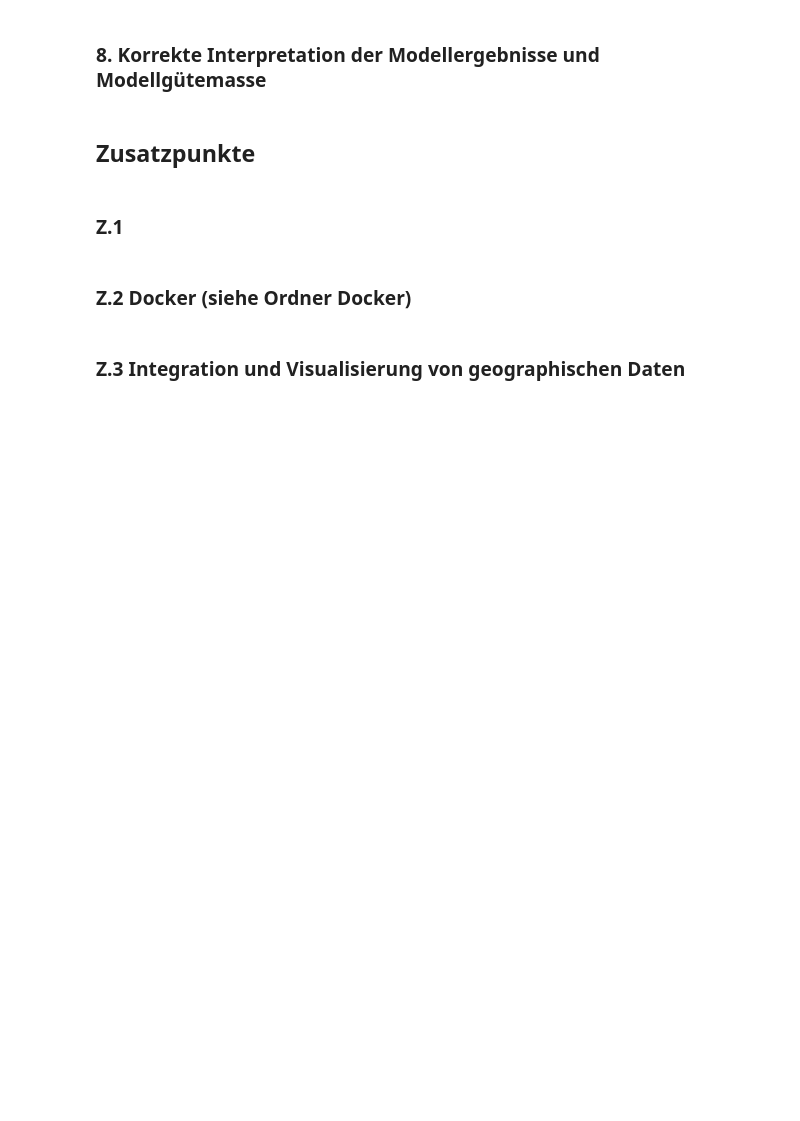
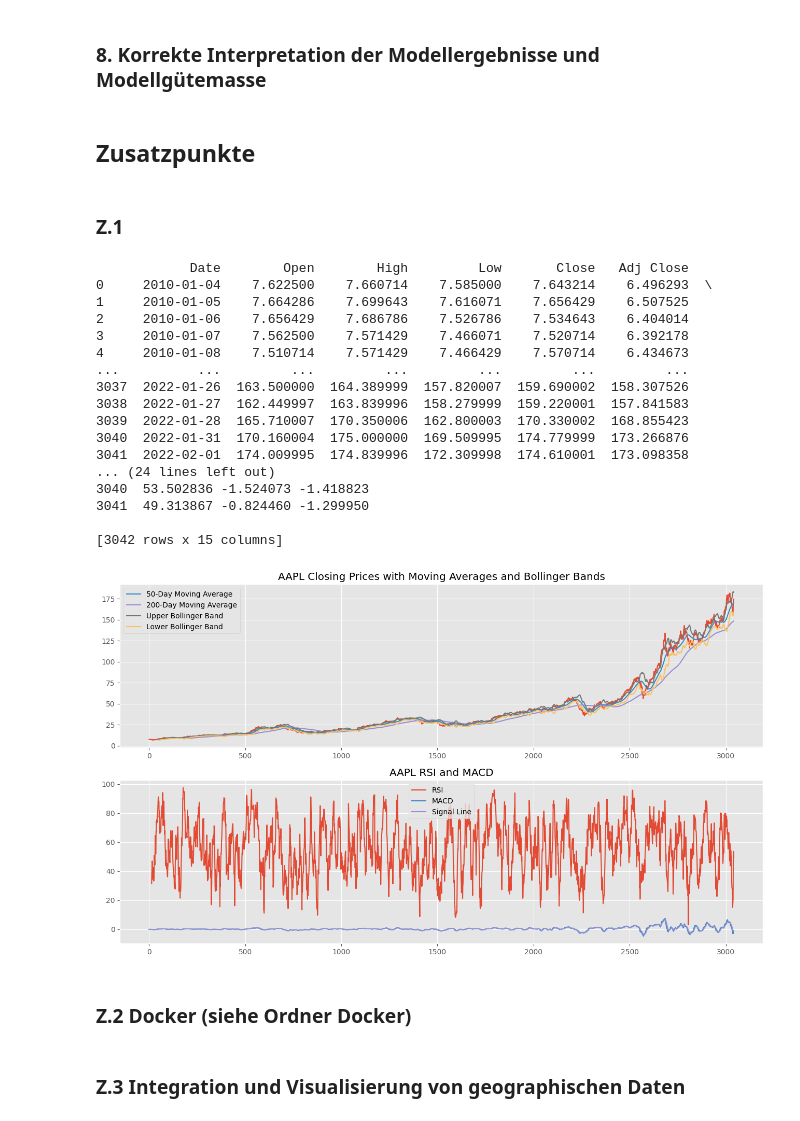
Before and after one commit to zhaw-trautmic/ads, a Jupyter notebook: Docker/aktienkurs-code.ipynb, the cells around one changed output. Saved outputs shown, nothing was run; the diff lists cells and outputs as text; code cells hidden in the pictures; blank space fills up the shorter version.

```diff
--- a/Docker/aktienkurs-code.ipynb
+++ b/Docker/aktienkurs-code.ipynb
@@ -563,7 +631,7 @@ period2 = int(time.mktime(datetime.datetime(2022, 2, 1, 23, 59).timetuple()))
 interval = '1d'
 query_string = f'https://query1.finance.yahoo.com/v7/finance/download/{ticker}?period1={period1}&period2={period2}&interval={interval}&events=history&includeAdjustedClose=true'
 data = pd.read_csv(query_string)
-data.to_csv('APPL Prices.csv')
+data.to_csv('AAPL Prices.csv')
 
 # Calculate 50-Day Moving Average
 data['MA50'] = data['Close'].rolling(window=50).mean()
@@ -582,33 +650,52 @@ delta = data['Close'].diff()
 gain = delta.where(delta > 0, 0)
 loss = -delta.where(delta < 0, 0)
 avg_gain = gain.rolling(n).mean()
 avg_loss = loss.rolling(n).mean().abs()
 rs = avg_gain / avg_loss
 data['RSI'] = 100 - (100 / (1 + rs))
 
 # Calculate MACD
 exp1 = data['Close'].ewm(span=12, adjust=False).mean()
 exp2 = data['Close'].ewm(span=26, adjust=False).mean()
 data['MACD'] = exp1 - exp2
 data['Signal'] = data['MACD'].ewm(span=9, adjust=False).mean()
 
 print(data)
 
 # Plot the Closing Prices, Moving Averages, Bollinger Bands, RSI, and MACD
 fig, (ax1, ax2) = plt.subplots(2, 1, figsize=(16,9))
 ax1.plot(data['Close'])
 ax1.plot(data['MA50'], label='50-Day Moving Average')
 ax1.plot(data['MA200'], label='200-Day Moving Average')
 ax1.plot(data['UpperBand'], label='Upper Bollinger Band')
 ax1.plot(data['LowerBand'], label='Lower Bollinger Band')
 ax1.set_title('AAPL Closing Prices with Moving Averages and Bollinger Bands')
 ax1.legend()
 ax2.plot(data['RSI'], label='RSI')
 ax2.plot(data['MACD'], label='MACD')
 ax2.plot(data['Signal'], label='Signal Line')
 ax2.set_title('AAPL RSI and MACD')
 ax2.legend()
 plt.show()
+# %% [output]
+            Date        Open        High         Low       Close   Adj Close
+0     2010-01-04    7.622500    7.660714    7.585000    7.643214    6.496293  \
+1     2010-01-05    7.664286    7.699643    7.616071    7.656429    6.507525
+2     2010-01-06    7.656429    7.686786    7.526786    7.534643    6.404014
+3     2010-01-07    7.562500    7.571429    7.466071    7.520714    6.392178
+4     2010-01-08    7.510714    7.571429    7.466429    7.570714    6.434673
+...          ...         ...         ...         ...         ...         ...
+3037  2022-01-26  163.500000  164.389999  157.820007  159.690002  158.307526
+3038  2022-01-27  162.449997  163.839996  158.279999  159.220001  157.841583
+3039  2022-01-28  165.710007  170.350006  162.800003  170.330002  168.855423
+3040  2022-01-31  170.160004  175.000000  169.509995  174.779999  173.266876
+3041  2022-02-01  174.009995  174.839996  172.309998  174.610001  173.098358
+... (24 lines left out)
+3040  53.502836 -1.524073 -1.418823
+3041  49.313867 -0.824460 -1.299950
+
+[3042 rows x 15 columns]
+[figure, added]
 # %% [markdown]
 ### Z.2 Docker (siehe Ordner Docker)
 # %% [markdown]
```
Also changed, not shown: parts of 23 cells of this notebook, 2 other files.
